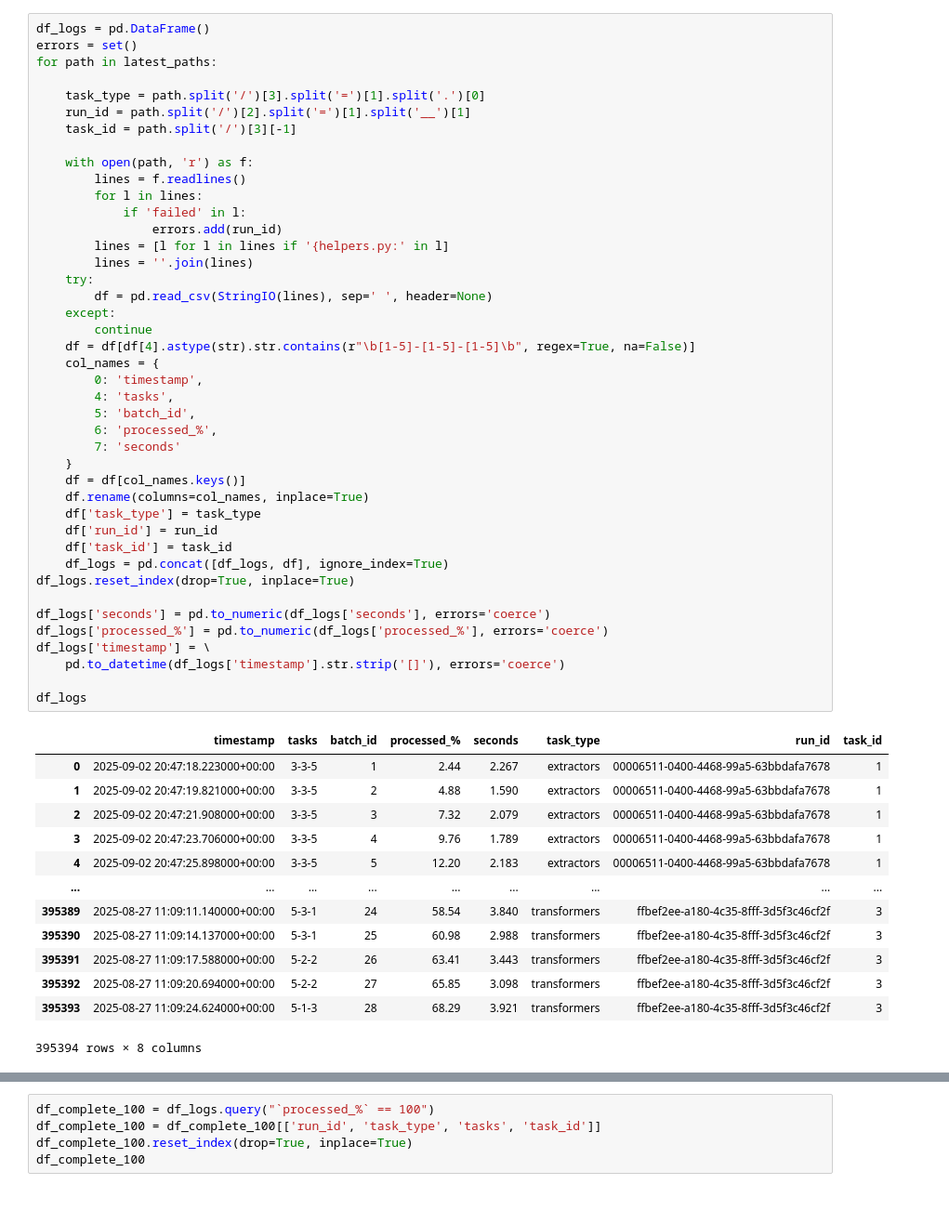
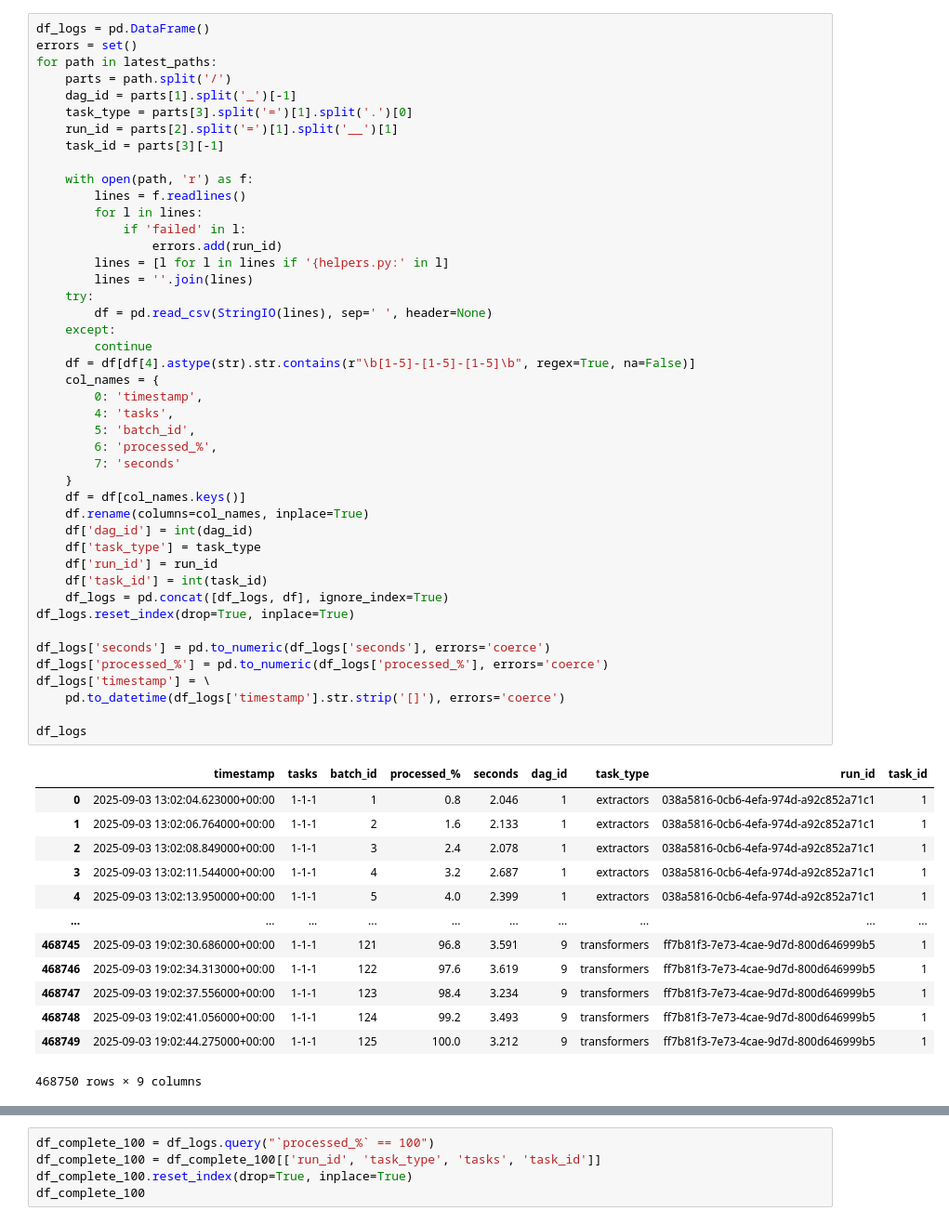
Before and after one commit to offcomputer/usp-airflow-project, a Jupyter notebook: src/notebooks/logs.ipynb, the cells around one changed output, grey strips where cells are left out. Shown: that part at 93% size. Saved outputs shown, nothing was run; the diff lists cells and outputs as text.

```diff
--- a/src/notebooks/logs.ipynb
+++ b/src/notebooks/logs.ipynb
@@ -57,10 +64,11 @@ len(latest_paths)
 df_logs = pd.DataFrame()
 errors = set()
 for path in latest_paths:
-
-    task_type = path.split('/')[3].split('=')[1].split('.')[0]
-    run_id = path.split('/')[2].split('=')[1].split('__')[1]
-    task_id = path.split('/')[3][-1]
+    parts = path.split('/')
+    dag_id = parts[1].split('_')[-1]
+    task_type = parts[3].split('=')[1].split('.')[0]
+    run_id = parts[2].split('=')[1].split('__')[1]
+    task_id = parts[3][-1]
 
     with open(path, 'r') as f:
         lines = f.readlines()
@@ -68,44 +76,45 @@ for path in latest_paths:
             if 'failed' in l:
                 errors.add(run_id)
         lines = [l for l in lines if '{helpers.py:' in l]
         lines = ''.join(lines)
     try:
         df = pd.read_csv(StringIO(lines), sep=' ', header=None)
     except:
         continue
     df = df[df[4].astype(str).str.contains(r"\b[1-5]-[1-5]-[1-5]\b", regex=True, na=False)]
     col_names = {
         0: 'timestamp',
         4: 'tasks',
         5: 'batch_id',
         6: 'processed_%',
         7: 'seconds'
     }
     df = df[col_names.keys()]
     df.rename(columns=col_names, inplace=True)
+    df['dag_id'] = int(dag_id)
     df['task_type'] = task_type
     df['run_id'] = run_id
-    df['task_id'] = task_id
+    df['task_id'] = int(task_id)
     df_logs = pd.concat([df_logs, df], ignore_index=True)
 df_logs.reset_index(drop=True, inplace=True)
 
 df_logs['seconds'] = pd.to_numeric(df_logs['seconds'], errors='coerce')
 df_logs['processed_%'] = pd.to_numeric(df_logs['processed_%'], errors='coerce')
 df_logs['timestamp'] = \
     pd.to_datetime(df_logs['timestamp'].str.strip('[]'), errors='coerce')
 
 df_logs
 # %% [output]
-|  | timestamp | tasks | batch_id | processed_% | seconds | task_type | run_id | task_id |
-| 0 | 2025-09-02 20:47:18.223000+00:00 | 3-3-5 | 1 | 2.44 | 2.267 | extractors | 00006511-0400-4468-99a5-63bbdafa7678 | 1 |
-| 1 | 2025-09-02 20:47:19.821000+00:00 | 3-3-5 | 2 | 4.88 | 1.590 | extractors | 00006511-0400-4468-99a5-63bbdafa7678 | 1 |
-| 2 | 2025-09-02 20:47:21.908000+00:00 | 3-3-5 | 3 | 7.32 | 2.079 | extractors | 00006511-0400-4468-99a5-63bbdafa7678 | 1 |
-| 3 | 2025-09-02 20:47:23.706000+00:00 | 3-3-5 | 4 | 9.76 | 1.789 | extractors | 00006511-0400-4468-99a5-63bbdafa7678 | 1 |
-| 4 | 2025-09-02 20:47:25.898000+00:00 | 3-3-5 | 5 | 12.20 | 2.183 | extractors | 00006511-0400-4468-99a5-63bbdafa7678 | 1 |
-| ... | ... | ... | ... | ... | ... | ... | ... | ... |
-| 395389 | 2025-08-27 11:09:11.140000+00:00 | 5-3-1 | 24 | 58.54 | 3.840 | transformers | ffbef2ee-a180-4c35-8fff-3d5f3c46cf2f | 3 |
-| 395390 | 2025-08-27 11:09:14.137000+00:00 | 5-3-1 | 25 | 60.98 | 2.988 | transformers | ffbef2ee-a180-4c35-8fff-3d5f3c46cf2f | 3 |
-| 395391 | 2025-08-27 11:09:17.588000+00:00 | 5-2-2 | 26 | 63.41 | 3.443 | transformers | ffbef2ee-a180-4c35-8fff-3d5f3c46cf2f | 3 |
-| 395392 | 2025-08-27 11:09:20.694000+00:00 | 5-2-2 | 27 | 65.85 | 3.098 | transformers | ffbef2ee-a180-4c35-8fff-3d5f3c46cf2f | 3 |
-| 395393 | 2025-08-27 11:09:24.624000+00:00 | 5-1-3 | 28 | 68.29 | 3.921 | transformers | ffbef2ee-a180-4c35-8fff-3d5f3c46cf2f | 3 |
+|  | timestamp | tasks | batch_id | processed_% | seconds | dag_id | task_type | run_id | task_id |
+| 0 | 2025-09-03 13:02:04.623000+00:00 | 1-1-1 | 1 | 0.8 | 2.046 | 1 | extractors | 038a5816-0cb6-4efa-974d-a92c852a71c1 | 1 |
+| 1 | 2025-09-03 13:02:06.764000+00:00 | 1-1-1 | 2 | 1.6 | 2.133 | 1 | extractors | 038a5816-0cb6-4efa-974d-a92c852a71c1 | 1 |
+| 2 | 2025-09-03 13:02:08.849000+00:00 | 1-1-1 | 3 | 2.4 | 2.078 | 1 | extractors | 038a5816-0cb6-4efa-974d-a92c852a71c1 | 1 |
+| 3 | 2025-09-03 13:02:11.544000+00:00 | 1-1-1 | 4 | 3.2 | 2.687 | 1 | extractors | 038a5816-0cb6-4efa-974d-a92c852a71c1 | 1 |
+| 4 | 2025-09-03 13:02:13.950000+00:00 | 1-1-1 | 5 | 4.0 | 2.399 | 1 | extractors | 038a5816-0cb6-4efa-974d-a92c852a71c1 | 1 |
+| ... | ... | ... | ... | ... | ... | ... | ... | ... | ... |
+| 468745 | 2025-09-03 19:02:30.686000+00:00 | 1-1-1 | 121 | 96.8 | 3.591 | 9 | transformers | ff7b81f3-7e73-4cae-9d7d-800d646999b5 | 1 |
+| 468746 | 2025-09-03 19:02:34.313000+00:00 | 1-1-1 | 122 | 97.6 | 3.619 | 9 | transformers | ff7b81f3-7e73-4cae-9d7d-800d646999b5 | 1 |
+| 468747 | 2025-09-03 19:02:37.556000+00:00 | 1-1-1 | 123 | 98.4 | 3.234 | 9 | transformers | ff7b81f3-7e73-4cae-9d7d-800d646999b5 | 1 |
+| 468748 | 2025-09-03 19:02:41.056000+00:00 | 1-1-1 | 124 | 99.2 | 3.493 | 9 | transformers | ff7b81f3-7e73-4cae-9d7d-800d646999b5 | 1 |
+| 468749 | 2025-09-03 19:02:44.275000+00:00 | 1-1-1 | 125 | 100.0 | 3.212 | 9 | transformers | ff7b81f3-7e73-4cae-9d7d-800d646999b5 | 1 |
-395394 rows × 8 columns
+468750 rows × 9 columns
```
Also changed, not shown: parts of 5 cells of this notebook, 2 other files.
